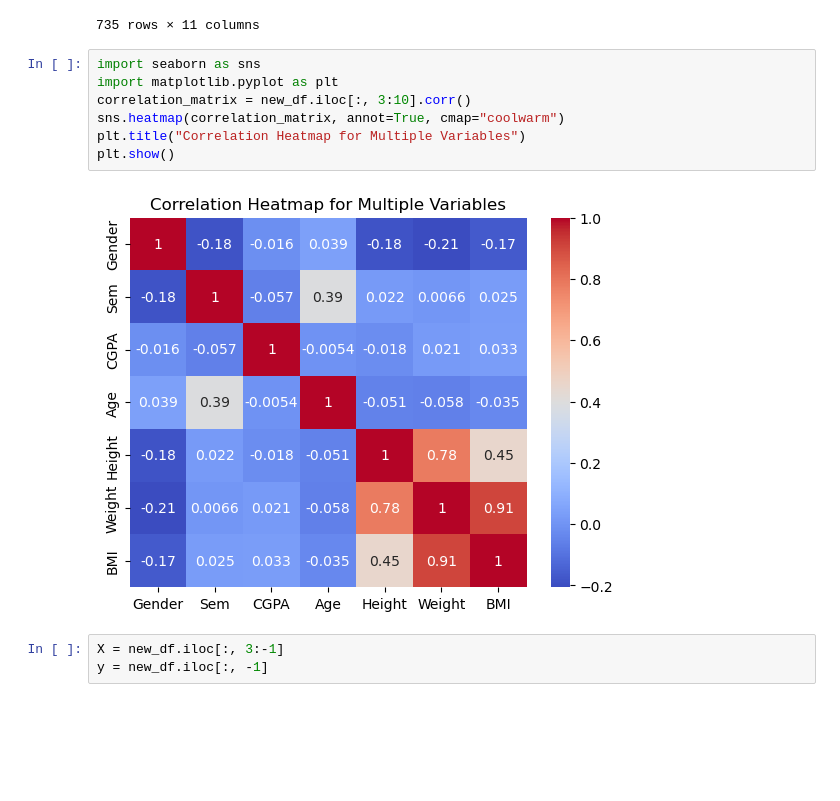
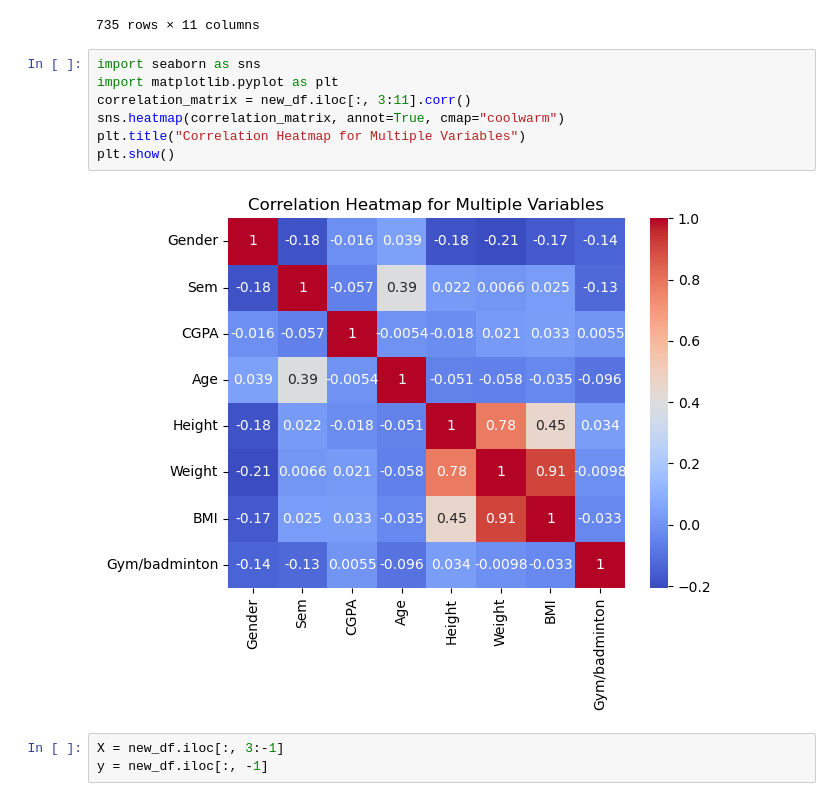
Before and after one commit to msrisujan/Data-Science-Lab, a Jupyter notebook: Project_main/project.ipynb, the cells around one changed output. Cells and saved outputs as stored; diff of their text form; blank space fills up the shorter version.

```diff
--- a/Project_main/project.ipynb
+++ b/Project_main/project.ipynb
@@ -281,12 +297,12 @@ new_df
 # %%
 import seaborn as sns
 import matplotlib.pyplot as plt
-correlation_matrix = new_df.iloc[:, 3:10].corr()
+correlation_matrix = new_df.iloc[:, 3:11].corr()
 sns.heatmap(correlation_matrix, annot=True, cmap="coolwarm")
 plt.title("Correlation Heatmap for Multiple Variables")
 plt.show()
 # %% [output]
-[figure, old version]
+[figure, new version]
 # %%
 X = new_df.iloc[:, 3:-1]
 y = new_df.iloc[:, -1]
```
Also changed, not shown: parts of 7 cells of this notebook.
